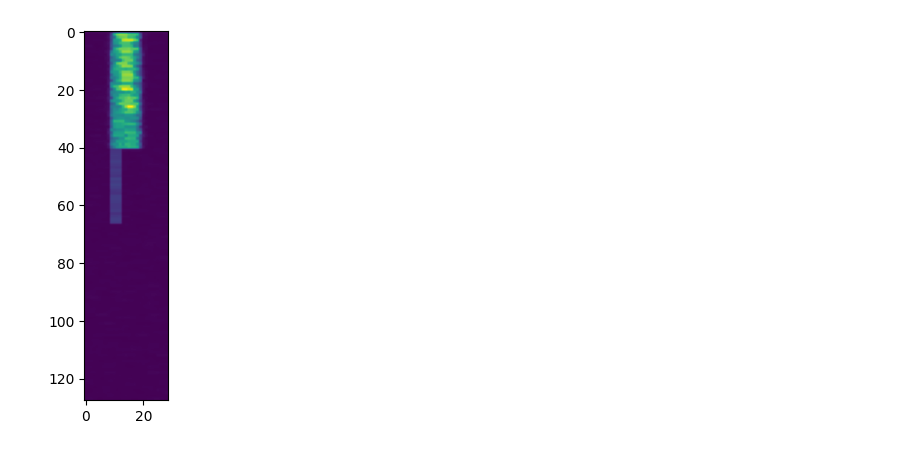
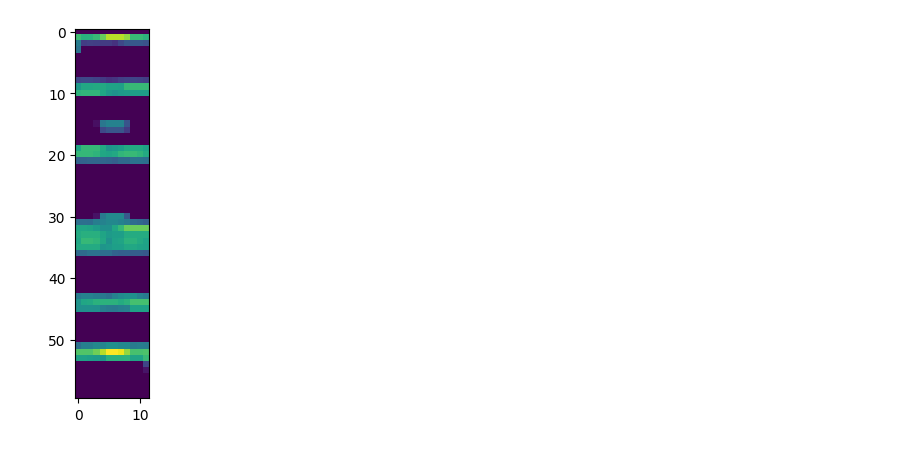
Before and after one commit to sds100/TinyMLSpectrumSensing, a Jupyter notebook: cnn.ipynb, the cells around one changed output. Drawn from its saved outputs; the diff is of its cells as text; code cells hidden in the pictures.

Commit message:
PAINTING WORKS by slicing the spectrogram

```diff
--- a/cnn.ipynb
+++ b/cnn.ipynb
@@ -119,9 +119,17 @@ def split_spectrogram(spectrogram: Spectrogram, duration: int) -> List[Spectrogr
 
 # How long a spectrogram for one training image should be. This is the number of rows
 # in the spectrogram array.
-training_spec_duration = 500
+training_spec_duration = 3000
 
-split_spectrograms = split_spectrogram(spectrograms["zbw"], training_spec_duration)
+s = spectrograms["zbw"]
+
+middle: int = len(s.values) // 2
+start: int = middle - 30
+end: int = middle + 30
+s.f = s.f[start:end]
+s.values = s.values[start:end]
+
+split_spectrograms = split_spectrogram(s, training_spec_duration)
 
 plot_spectrogram(split_spectrograms[0])
 # %% [output]
@@ -209,12 +163,49 @@ plt.show()
 # %%
+def augment(spectrogram: npt.NDArray[float], K: int, L: int, D: int) -> npt.NDArray[float]:
+    """
+    Augment the Bluetooth and Zigbee signals by stretching them.
+
+    :param spectrogram: An M x N array of signal magnitude values.
+    :param K: The number of maximum values
+    :param L: The sliding window size
+    :param D: The step size
+    """
+
+    # copy the spectrogram so modifying the values in-place
+    # does not change the argument.
+    spectrogram_copy = np.copy(spectrogram).T
+    (M, N) = spectrogram_copy.shape
+
+    augmented_width = (N - L) // D + 1
+    augmented_spectrogram: np.ndarray = np.zeros(shape=(M, augmented_width), dtype=float)
+
+    m = np.mean(spectrogram_copy)
+
+    for i in range(1, M):
+        j_augmented = 0
+        j = 0
+        while j <= N - L:
+            # For the current row i, get a window of size L.
+            window = spectrogram_copy[i][j:(j + L)]
+            # Get the top K elements by sorting and taking last K elements.
+            top_k = np.sort(window)[len(window) - K:]
+            mean_top_k = np.mean(top_k)
+            spectrogram_copy[i][j] = mean_top_k
+            augmented_spectrogram[i][j_augmented] = spectrogram_copy[i][j] - m
+
+            j_augmented += 1
+            j += D
+
+    return augmented_spectrogram.clip(0, 1)
+
 K = 3
 L = 16
 D = 4
 
 augmented_spectrograms = [augment(spec, K, L, D) for spec in downsampled_spectrograms]
 
 plt.imshow(augmented_spectrograms[0])
 plt.show()
 # %% [output]
-[figure, old version]
+[figure, new version]
 # %%
```
Also changed, not shown: parts of 6 cells of this notebook, 1 other file.
